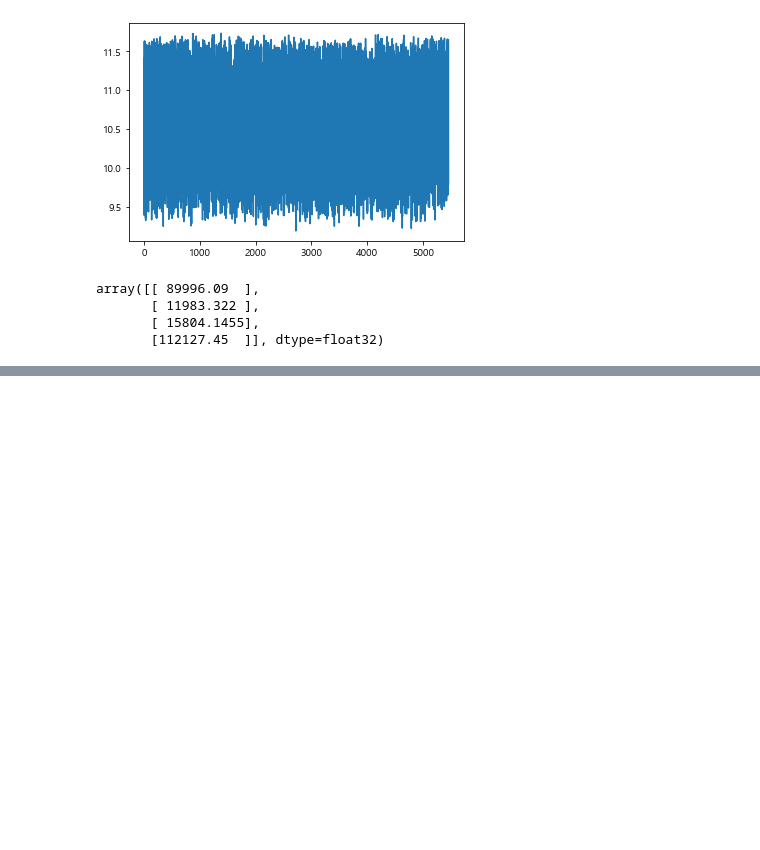
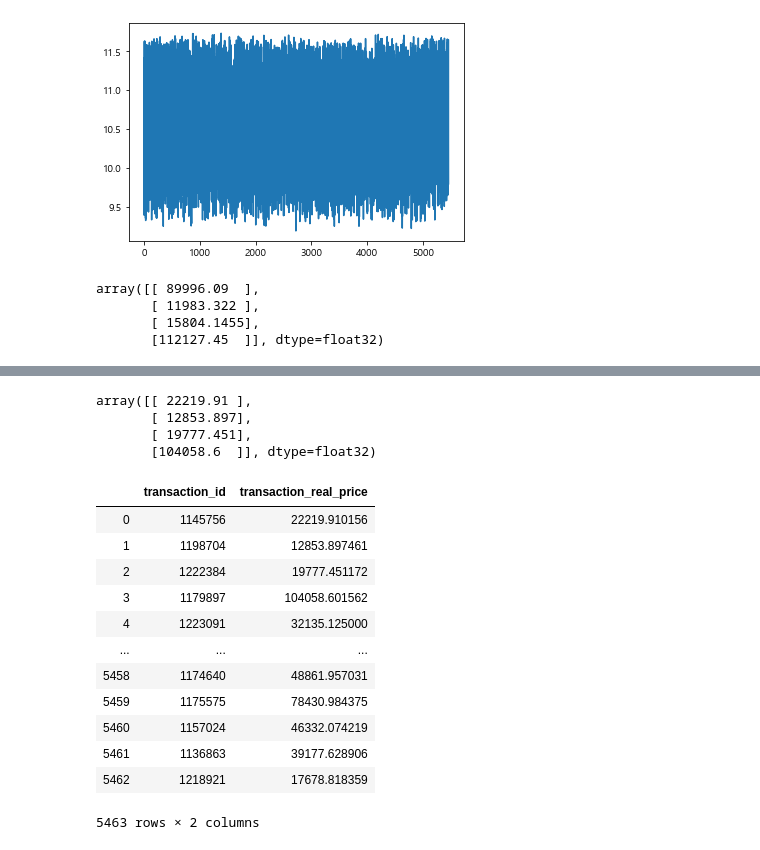
Before and after one commit to DSC-SCH/Apt_real_price_prediction, a Jupyter notebook: Apt_real_price_prediction.ipynb, the cells around one changed output, grey strips where cells are left out. Saved outputs shown, nothing was run; the diff lists cells and outputs as text; code cells hidden in the pictures; blank space fills up the shorter version.

```diff
--- a/Apt_real_price_prediction.ipynb
+++ b/Apt_real_price_prediction.ipynb
@@ -783,0 +886,27 @@ array([[ 89996.09  ],
+# %%
+np.expm1(result_l[:4])
+# %% [output]
+array([[ 22219.91 ],
+       [ 12853.897],
+       [ 19777.451],
+       [104058.6  ]], dtype=float32)
+# %%
+sub=pd.read_csv('C:/Users/icear/Desktop/DACON/아파트 실거래가격 예측/submission.csv')
+# %%
+sub['transaction_real_price'] = np.expm1(result_l)
+# %%
+sub
+# %% [output]
+|  | transaction_id | transaction_real_price |
+| 0 | 1145756 | 22219.910156 |
+| 1 | 1198704 | 12853.897461 |
+| 2 | 1222384 | 19777.451172 |
+| 3 | 1179897 | 104058.601562 |
+| 4 | 1223091 | 32135.125000 |
+| ... | ... | ... |
+| 5458 | 1174640 | 48861.957031 |
+| 5459 | 1175575 | 78430.984375 |
+| 5460 | 1157024 | 46332.074219 |
+| 5461 | 1136863 | 39177.628906 |
+| 5462 | 1218921 | 17678.818359 |
+5463 rows × 2 columns
```
Also changed, not shown: parts of 10 cells of this notebook.
